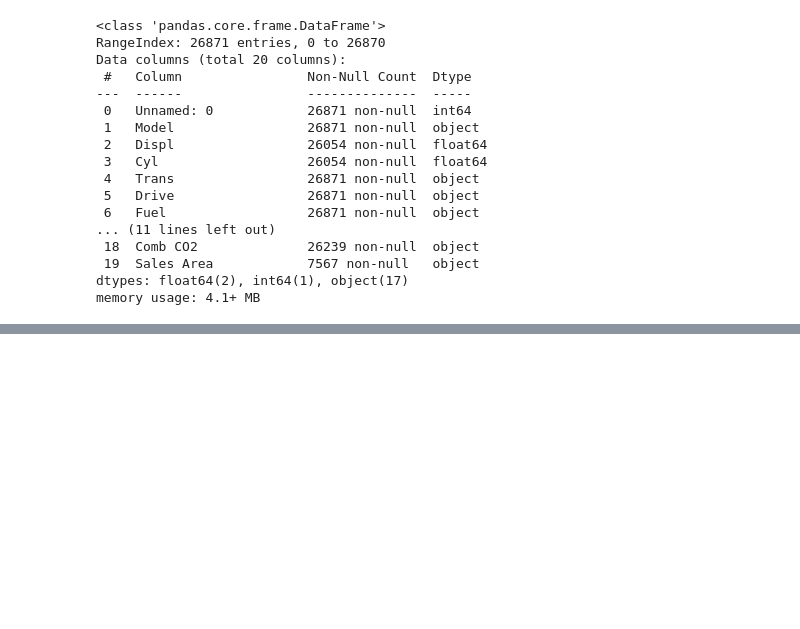
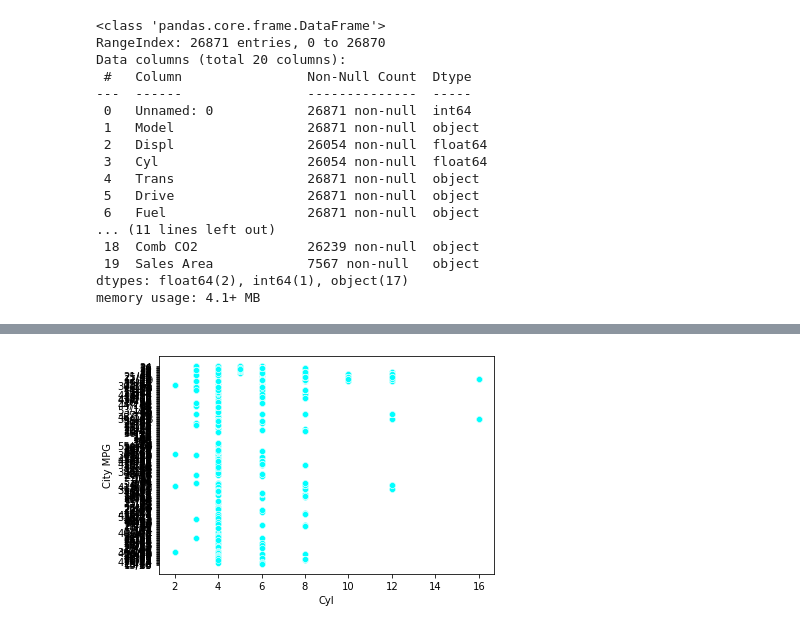
Before and after one commit to emumen77/Predicting-and-Analyzing-Fuel-Efficiency, a Jupyter notebook: EPAGreen.ipynb, the cells around one changed output, grey strips where cells are left out. Saved outputs shown, nothing was run; the diff lists cells and outputs as text; code cells hidden in the pictures; blank space fills up the shorter version.

```diff
--- a/EPAGreen.ipynb
+++ b/EPAGreen.ipynb
@@ -112,0 +301,4 @@ msn.bar(epa)
+# %%
+sns.scatterplot(x = "Cyl", y = "City MPG", color = "cyan", data = epa);
+# %% [output]
+[figure, added]
```
Also changed, not shown: parts of 26 cells of this notebook, 3 other files.
